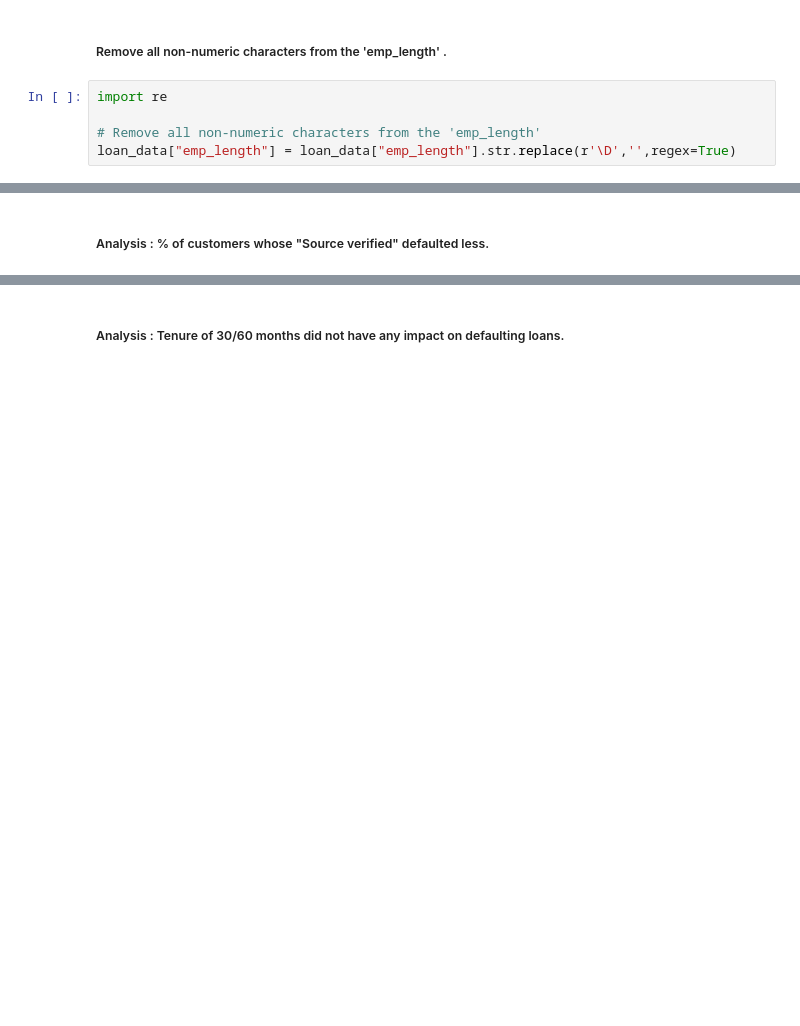
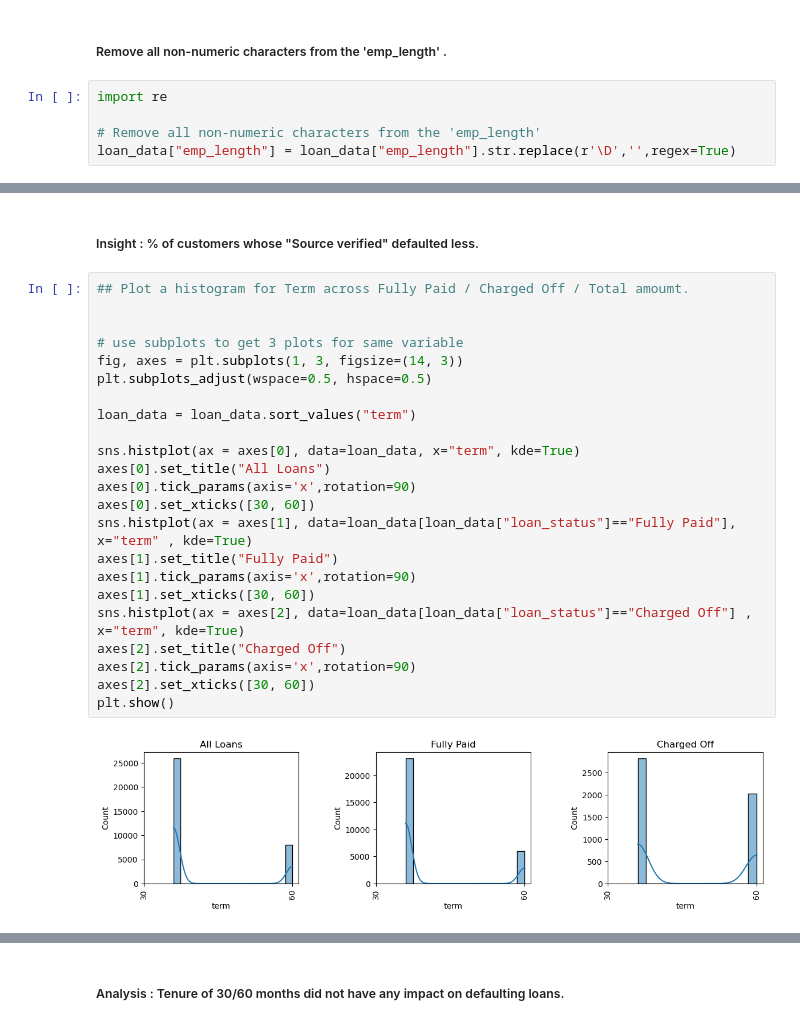
Before and after one commit to Siddhardha-Mudumba/LendingClubCaseStudy, a Jupyter notebook: Siddhardha_Mudumba.ipynb, the cells around one changed output, grey strips where cells are left out. Cells and saved outputs as stored; diff of their text form; blank space fills up the shorter version.

```diff
--- a/Siddhardha_Mudumba.ipynb
+++ b/Siddhardha_Mudumba.ipynb
@@ -428,4 +447,29 @@ plt.show()
 # %% [output]
 [figure]
 # %% [markdown]
-##### Analysis : % of customers whose "Source verified" defaulted less.
+##### Insight : % of customers whose "Source verified" defaulted less.
+# %%
+## Plot a histogram for Term across Fully Paid / Charged Off / Total amoumt.
+
+
+# use subplots to get 3 plots for same variable
+fig, axes = plt.subplots(1, 3, figsize=(14, 3))
+plt.subplots_adjust(wspace=0.5, hspace=0.5)
+
+loan_data = loan_data.sort_values("term")
+
+sns.histplot(ax = axes[0], data=loan_data, x="term", kde=True)
+axes[0].set_title("All Loans")
+axes[0].tick_params(axis='x',rotation=90)
+axes[0].set_xticks([30, 60])
+sns.histplot(ax = axes[1], data=loan_data[loan_data["loan_status"]=="Fully Paid"], x="term" , kde=True)
+axes[1].set_title("Fully Paid")
+axes[1].tick_params(axis='x',rotation=90)
+axes[1].set_xticks([30, 60])
+sns.histplot(ax = axes[2], data=loan_data[loan_data["loan_status"]=="Charged Off"] , x="term", kde=True)
+axes[2].set_title("Charged Off")
+axes[2].tick_params(axis='x',rotation=90)
+axes[2].set_xticks([30, 60])
+plt.show()
+# %% [output]
+[figure, added]
```
Also changed, not shown: parts of 34 cells of this notebook, 1 other file.
